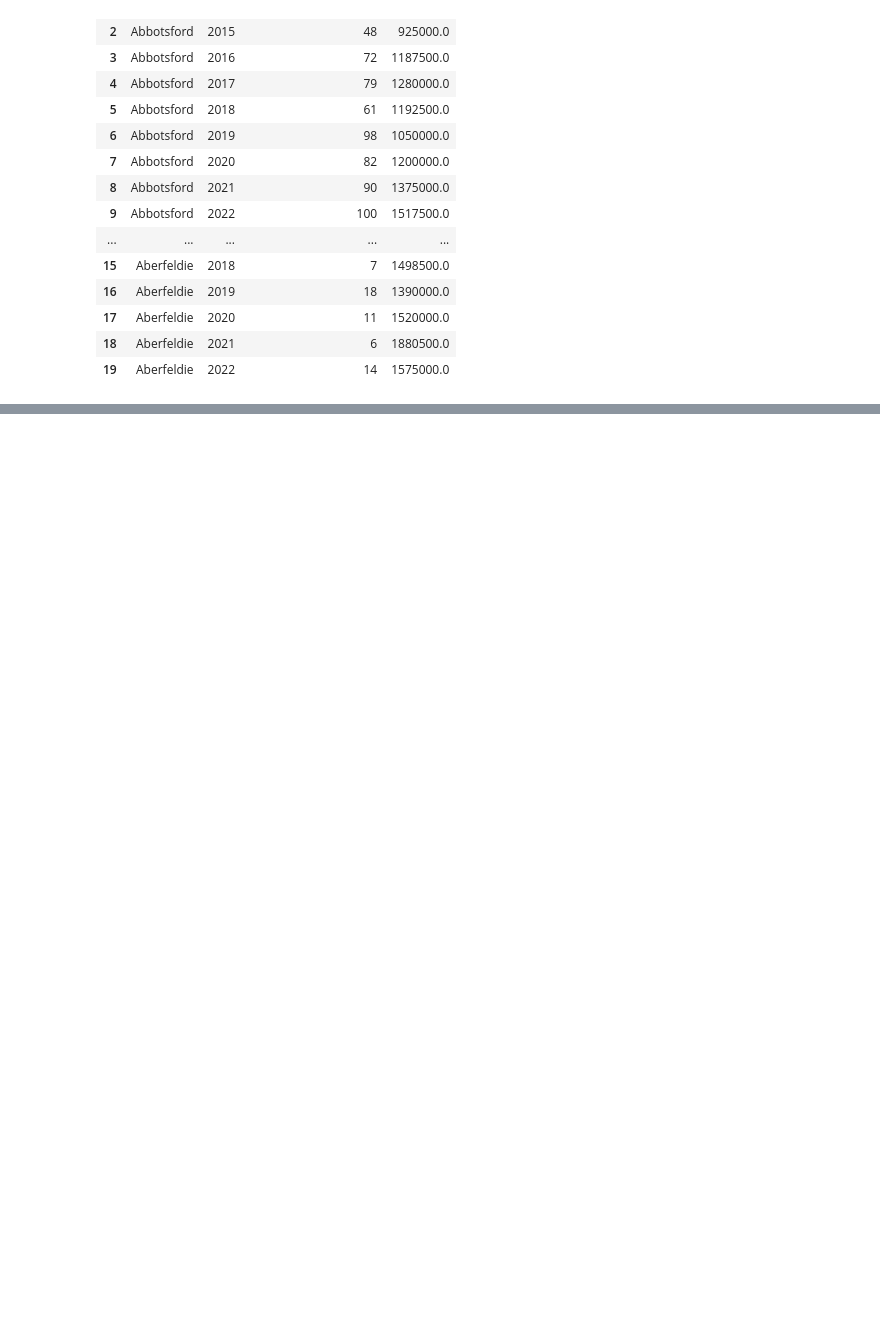
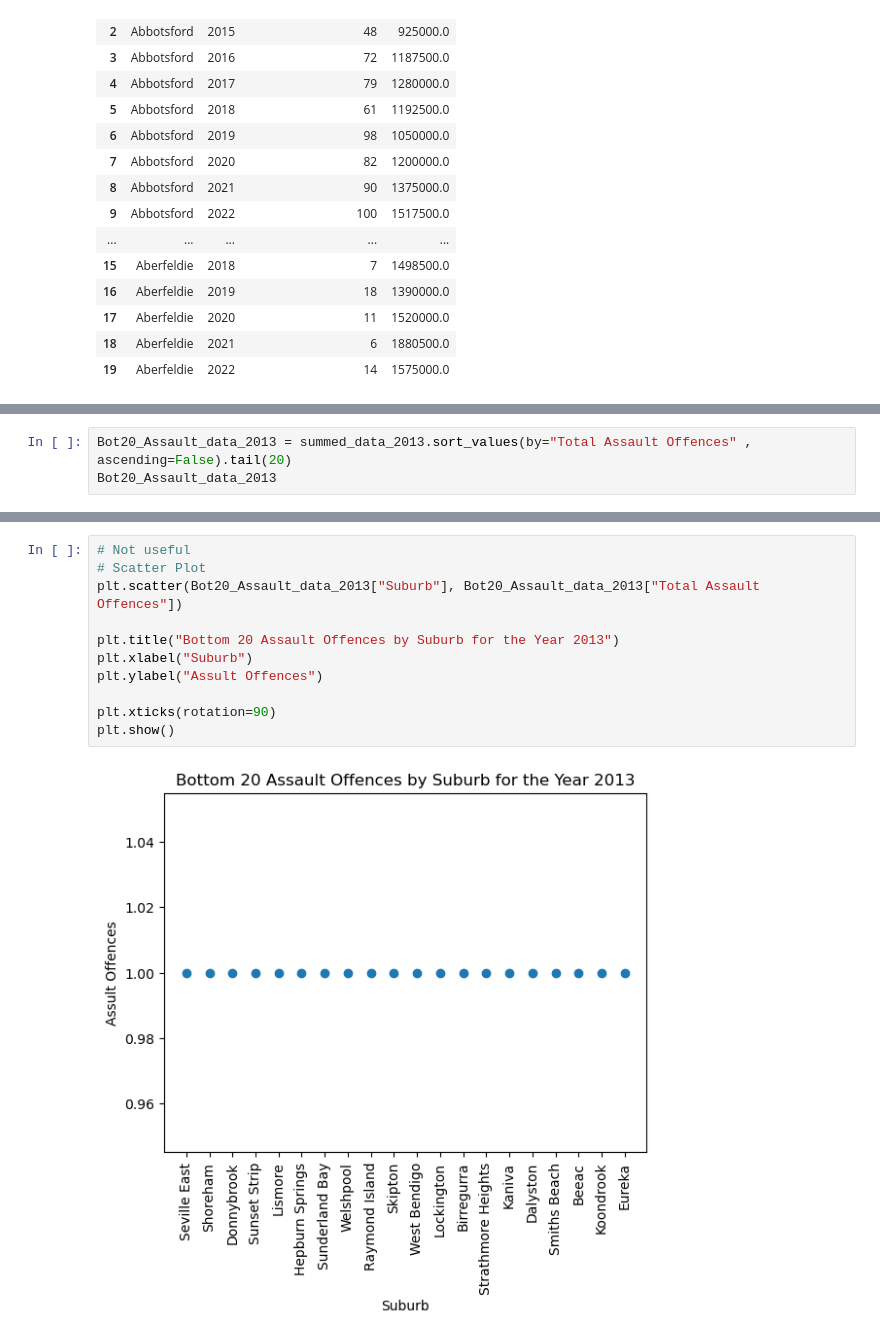
Before and after one commit to rsamma1606/proj-one-group-8, a Jupyter notebook: prj-one_Crime_vs_Property.ipynb, the cells around one changed output, grey strips where cells are left out. Drawn from its saved outputs; the diff is of its cells as text; blank space fills up the shorter version.

```diff
--- a/prj-one_Crime_vs_Property.ipynb
+++ b/prj-one_Crime_vs_Property.ipynb
@@ -323,0 +339,3 @@ plt.show()
+# %%
+Bot20_Assault_data_2013 = summed_data_2013.sort_values(by="Total Assault Offences" , ascending=False).tail(20)
+Bot20_Assault_data_2013
@@ -323,0 +360,13 @@ plt.show()
+# %%
+# Not useful
+# Scatter Plot
+plt.scatter(Bot20_Assault_data_2013["Suburb"], Bot20_Assault_data_2013["Total Assault Offences"])
+
+plt.title("Bottom 20 Assault Offences by Suburb for the Year 2013")
+plt.xlabel("Suburb")
+plt.ylabel("Assult Offences")
+
+plt.xticks(rotation=90)
+plt.show()
+# %% [output]
+[figure, added]
```
Also changed, not shown: parts of 23 cells of this notebook.
